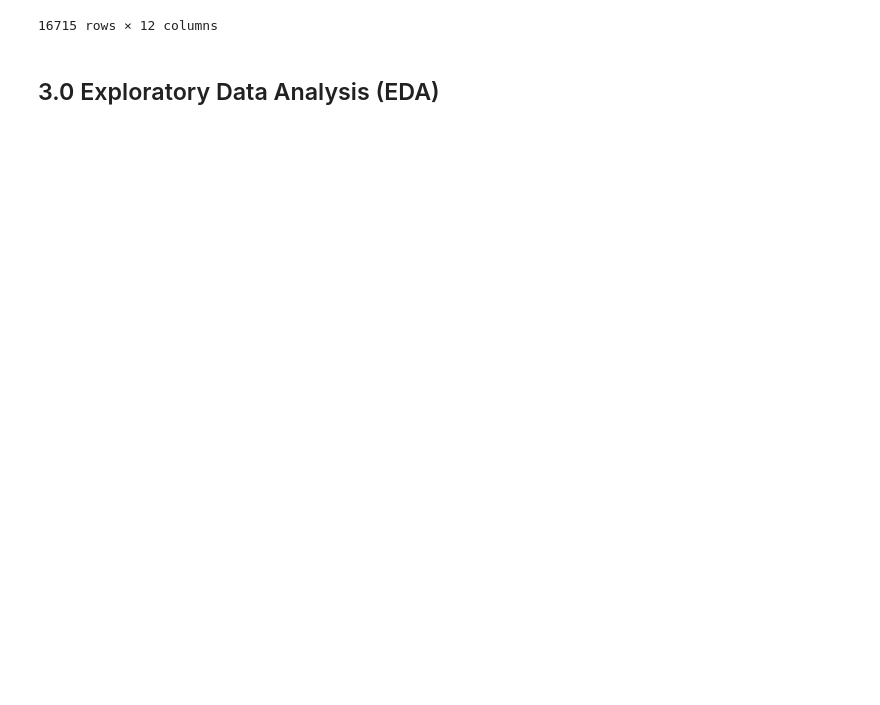
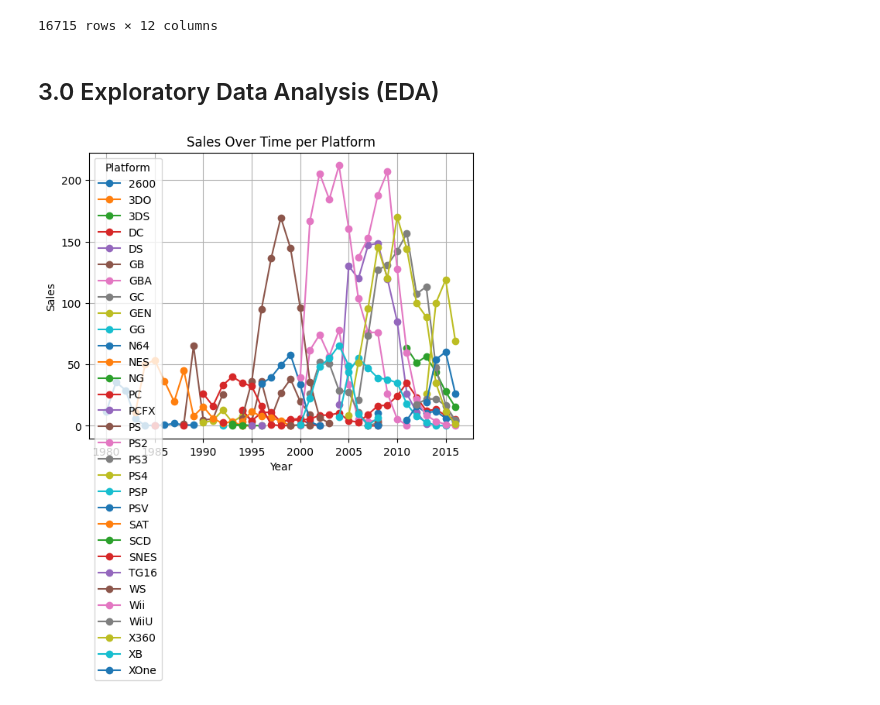
Before and after one commit to Vyncent-vdW/sprint_5_game_platforms, a Jupyter notebook: games_df.ipynb, the cells around one changed output. Drawn from its saved outputs; the diff is of its cells as text; code cells hidden in the pictures; blank space fills up the shorter version.

```diff
--- a/games_df.ipynb
+++ b/games_df.ipynb
@@ -561,0 +558,17 @@ px.scatter(df,
+# %%
+sales_over_time = df.groupby(['year_of_release', 'platform'])['total_sales'].sum().unstack()
+
+# Plot the data
+sales_over_time.plot(kind='line', marker='o')
+
+# Add labels and title
+plt.xlabel('Year')
+plt.ylabel('Sales')
+plt.title('Sales Over Time per Platform')
+plt.legend(title='Platform')
+plt.grid(True)
+plt.
+# Show the plot
+plt.show()
+# %% [output]
+[figure, added]
```
Also changed, not shown: parts of 4 cells of this notebook.
